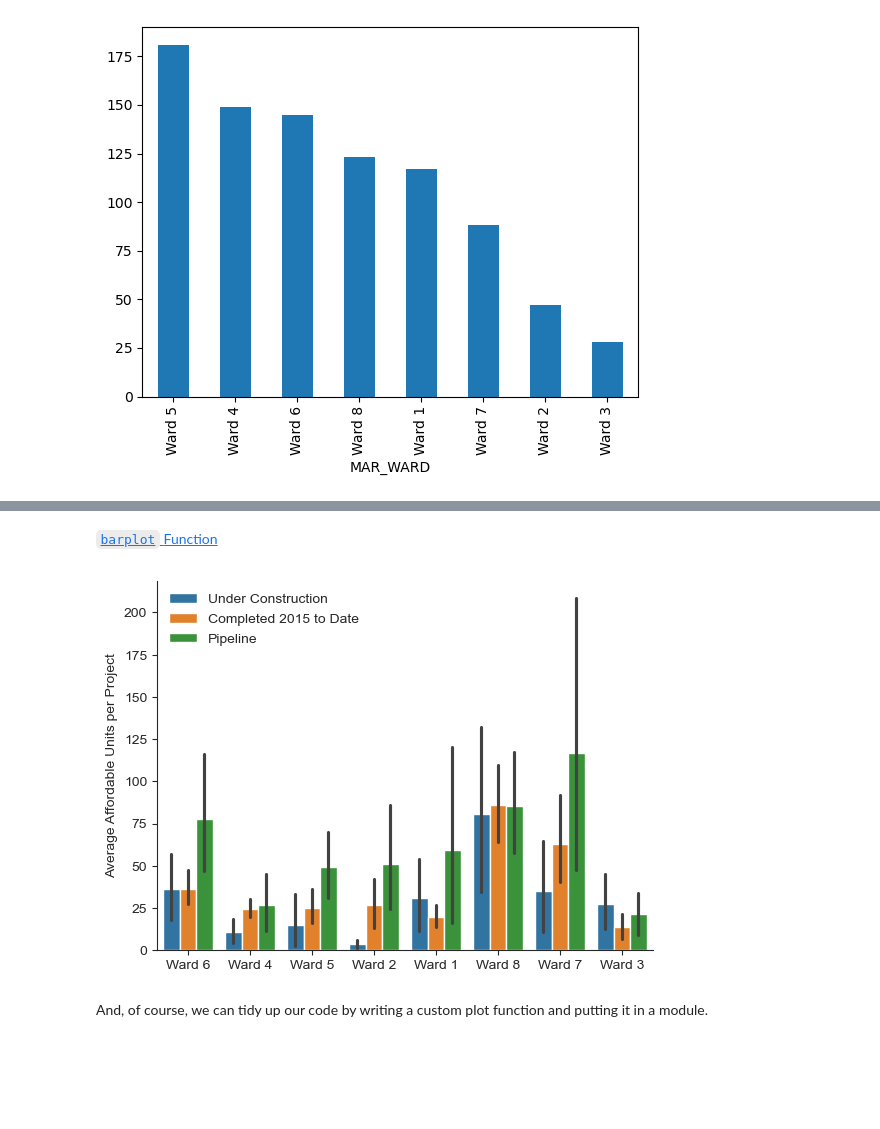
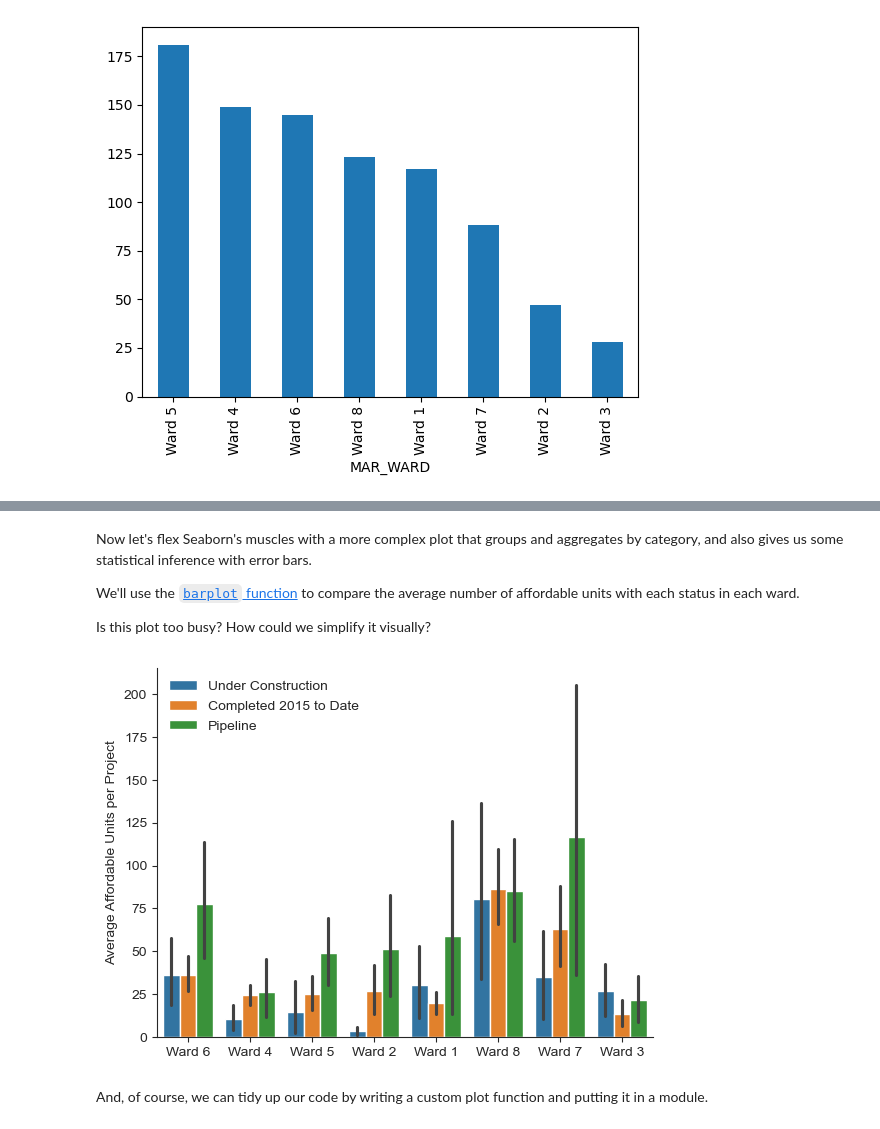
Before and after one commit to ncsg/ursp688y_sp2023, a Jupyter notebook: demos/demo05/demo05.ipynb, the cells around one changed output, grey strips where cells are left out. Saved outputs shown, nothing was run; the diff lists cells and outputs as text; code cells hidden in the pictures; blank space fills up the shorter version.

```diff
--- a/demos/demo05/demo05.ipynb
+++ b/demos/demo05/demo05.ipynb
@@ -331,16 +335,20 @@ sns.despine()
 # %% [markdown]
-[`barplot` Function](https://seaborn.pydata.org/generated/seaborn.barplot.html)
+Now let's flex Seaborn's muscles with a more complex plot that groups and aggregates by category, and also gives us some statistical inference with error bars.
+
+We'll use the [`barplot` function](https://seaborn.pydata.org/generated/seaborn.barplot.html) to compare the average number of affordable units with each status in each ward.
+
+Is this plot too busy? How could we simplify it visually?
 # %%
-# fig = plt.figure() # Not entirely necessary, but helpful for ensuring you're starting with a blank canvas
+fig = plt.figure() # Not entirely necessary, but helpful for ensuring you're starting with a blank canvas
 ax = sns.barplot(df, x='MAR_WARD', y='TOTAL_AFFORDABLE_UNITS', hue="STATUS_PUBLIC")
 ax.set(
     xlabel=None,
     ylabel='Average Affordable Units per Project'
 )
 plt.legend(title=None, frameon=False)
 sns.despine()
 # %% [output]
-[figure, old version]
+[figure, new version]
 # %% [markdown]
 And, of course, we can tidy up our code by writing a custom plot function and putting it in a module.
 # %%
```
Also changed, not shown: parts of 9 cells of this notebook, 2 other files.
